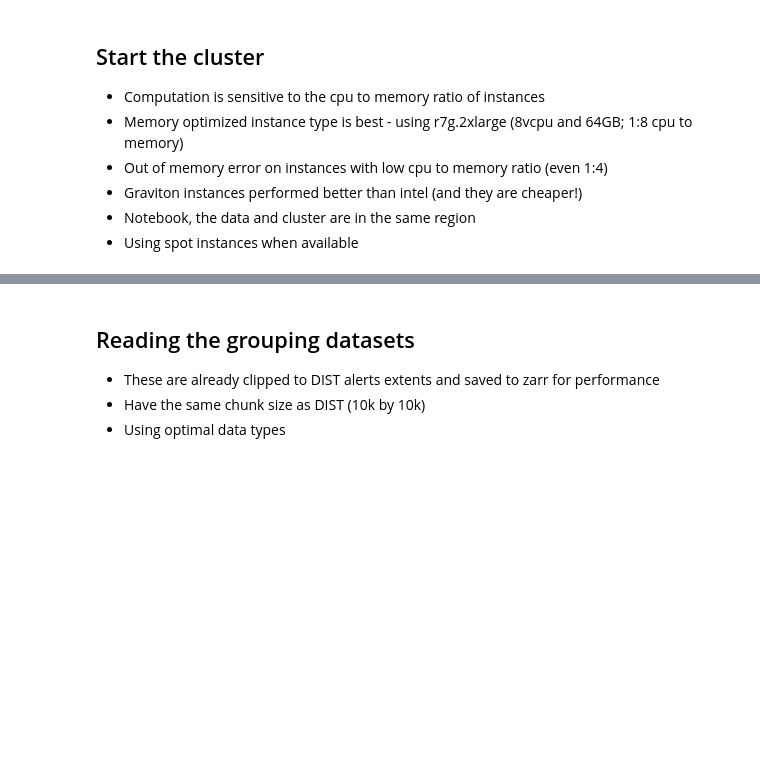
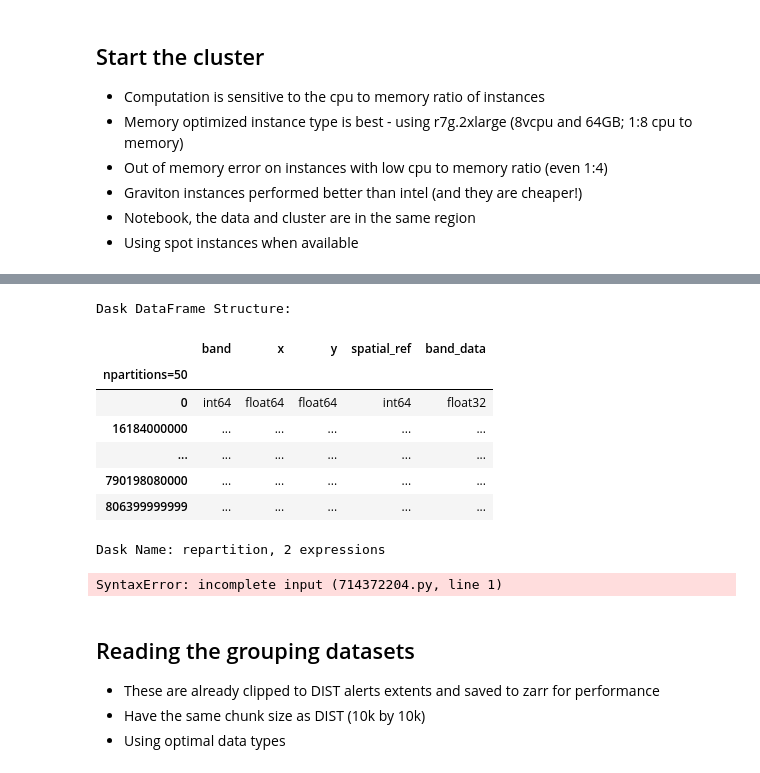
Before and after one commit to wri/project-zeno-data-infra, a Jupyter notebook: notebooks/DIST_alerts_gadm_zonal_stat.ipynb, the cells around one changed output, grey strips where cells are left out. Cells and saved outputs as stored; diff of their text form; code cells hidden in the pictures; blank space fills up the shorter version.

```diff
--- a/notebooks/DIST_alerts_gadm_zonal_stat.ipynb
+++ b/notebooks/DIST_alerts_gadm_zonal_stat.ipynb
@@ -66,3 +118,20 @@ Debug logs can be very verbose, and there may be unexpected costs from your clou
+# %%
+partitioned = df.repartition(npartitions=50)
+partitioned
+# %% [output]
+Dask DataFrame Structure:
+|  | band | x | y | spatial_ref | band_data |
+| npartitions=50 |  |  |  |  |  |
+| 0 | int64 | float64 | float64 | int64 | float32 |
+| 16184000000 | ... | ... | ... | ... | ... |
+| ... | ... | ... | ... | ... | ... |
+| 790198080000 | ... | ... | ... | ... | ... |
+| 806399999999 | ... | ... | ... | ... | ... |
+Dask Name: repartition, 2 expressions
+# %%
+partitioned.to_parquet(
+# %% [output]
+SyntaxError: incomplete input (714372204.py, line 1)
 # %% [markdown]
 ## Reading the grouping datasets
 
```
Also changed, not shown: parts of 4 cells of this notebook, 2 other files.
